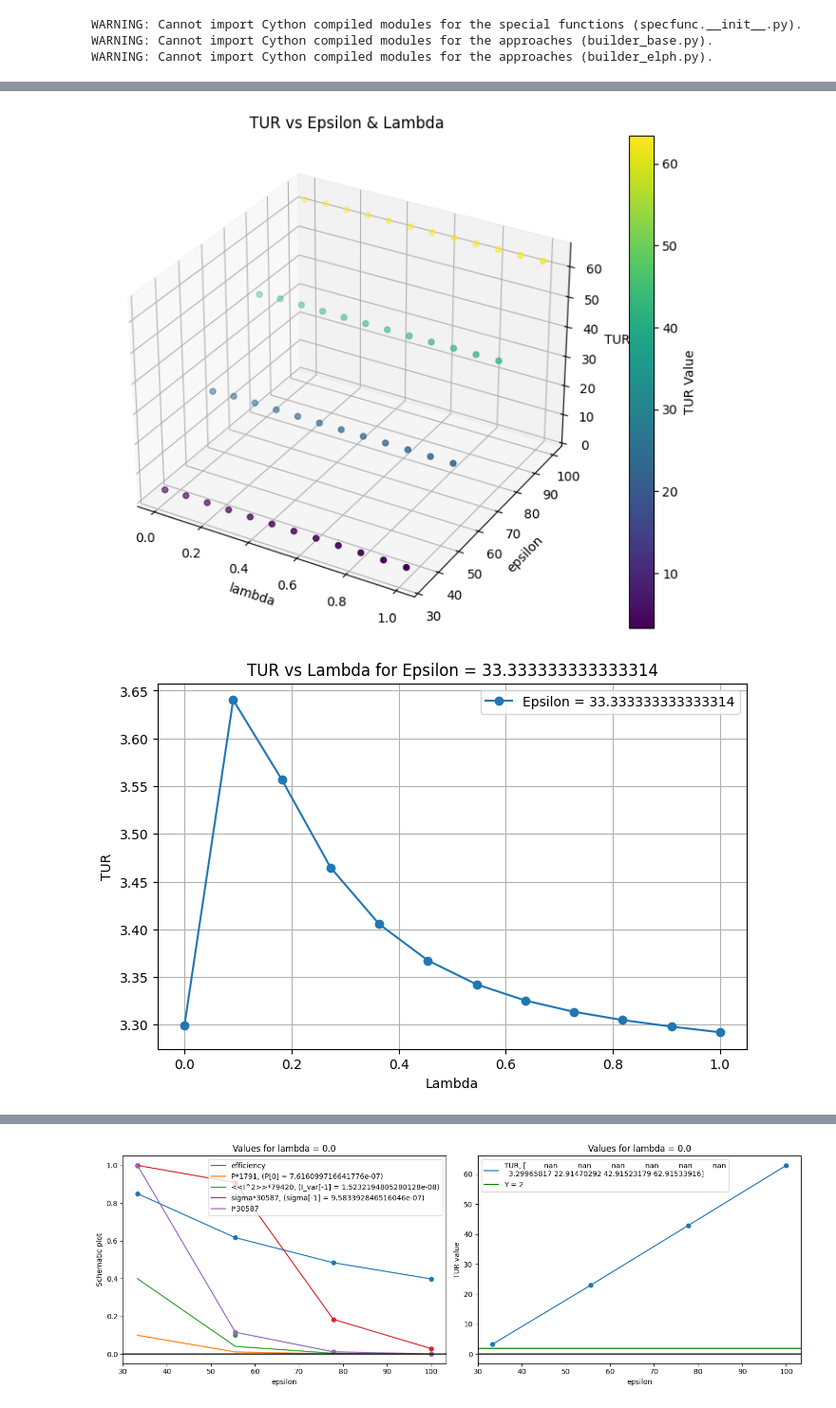
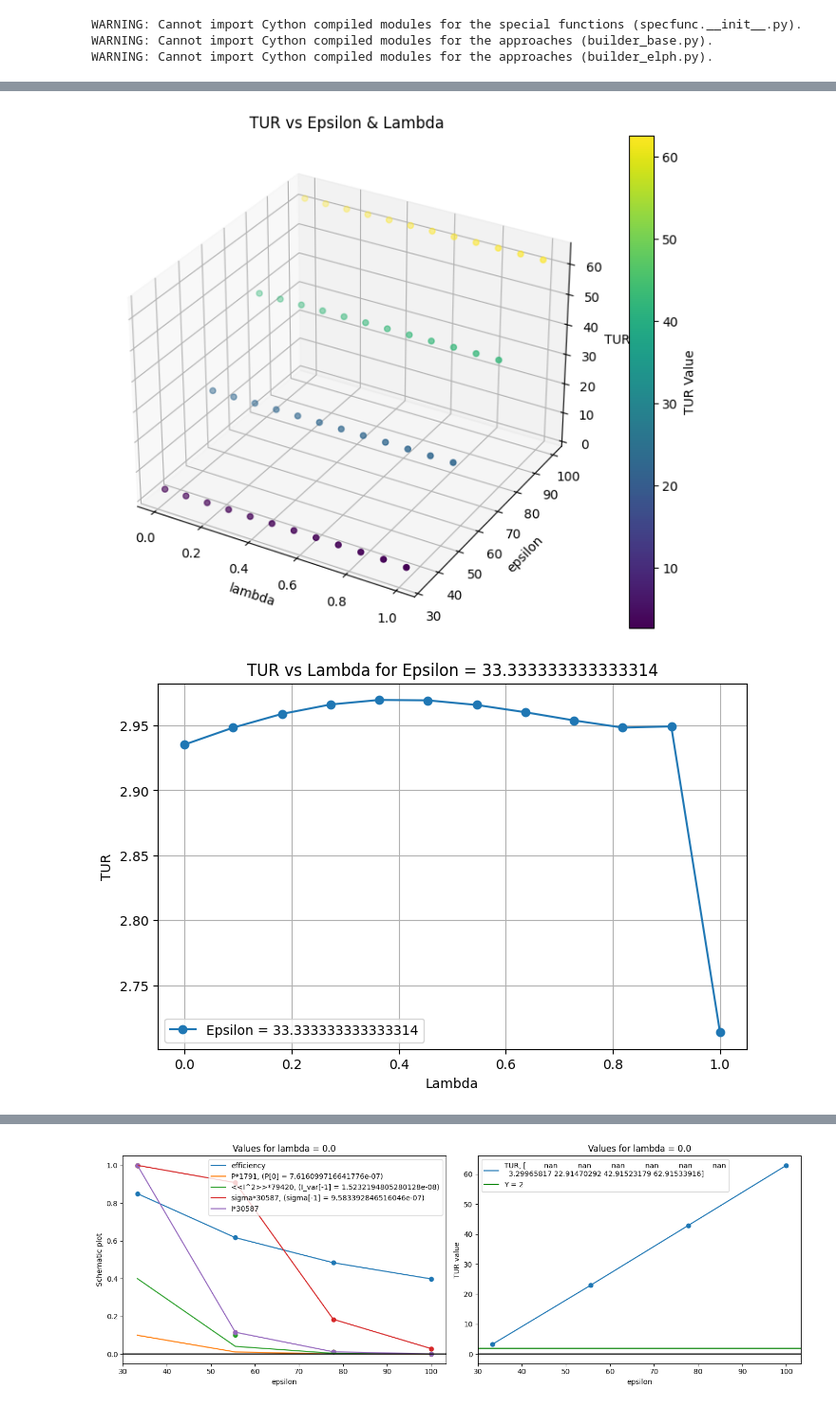
Before and after one commit to myIntSet/thermoelectrics, a Jupyter notebook: interpolation COPYYYYY TUR 3.ipynb, the cells around one changed output, grey strips where cells are left out. Shown at 95% size. Drawn from its saved outputs; the diff is of its cells as text; code cells hidden in the pictures.

```diff
--- a/interpolation COPYYYYY TUR 3.ipynb
+++ b/interpolation COPYYYYY TUR 3.ipynb
@@ -89,7 +95,7 @@ fig = plt.figure(figsize=(10, 7))
 ax = fig.add_subplot(111, projection='3d')
 
 # Scatter plot in 3D
-sc = ax.scatter(df['lambda'], df['epsilon'], df['TUR'], c=df['TUR'], cmap='viridis')
+sc = ax.scatter(df['lambda'], df['epsilon_L'], df['TUR'], c=df['TUR'], cmap='viridis')
 
 # Labels
 ax.set_xlabel('lambda')
@@ -102,32 +108,32 @@ plt.colorbar(sc, label="TUR Value")
 plt.title("TUR vs Epsilon & Lambda")
 plt.show()
 # %% [output]
-[figure, old version]
+[figure, new version]
 # %%
 # Remove rows where TUR is NaN
 df_clean = df.dropna(subset=['TUR'])
 
 # Find the lowest epsilon where TUR is not NaN
-min_epsilon_with_tur = df_clean['epsilon'].min()
+min_epsilon_with_tur = df_clean['epsilon_L'].min()
 
 # Filter the DataFrame for this lowest epsilon
-df_filtered = df_clean[df_clean['epsilon'] == min_epsilon_with_tur]
+df_filtered = df_clean[df_clean['epsilon_L'] == min_epsilon_with_tur]
 
 # Plot TUR vs lambda for the lowest epsilon with TUR values
 plt.figure(figsize=(8, 5))
 plt.plot(df_filtered['lambda'], df_filtered['TUR'], marker='o', linestyle='-', label=f"Epsilon = {min_epsilon_with_tur}")
 
 # Labels and title
 plt.xlabel("Lambda")
 plt.ylabel("TUR")
 plt.title(f"TUR vs Lambda for Epsilon = {min_epsilon_with_tur}")
 plt.legend()
 plt.grid()
 
 # Show plot
 plt.show()
 # %% [output]
-[figure, old version]
+[figure, new version]
 # %%
 #3D - plot
 
```
Also changed, not shown: parts of 4 cells of this notebook, 5 other files.
